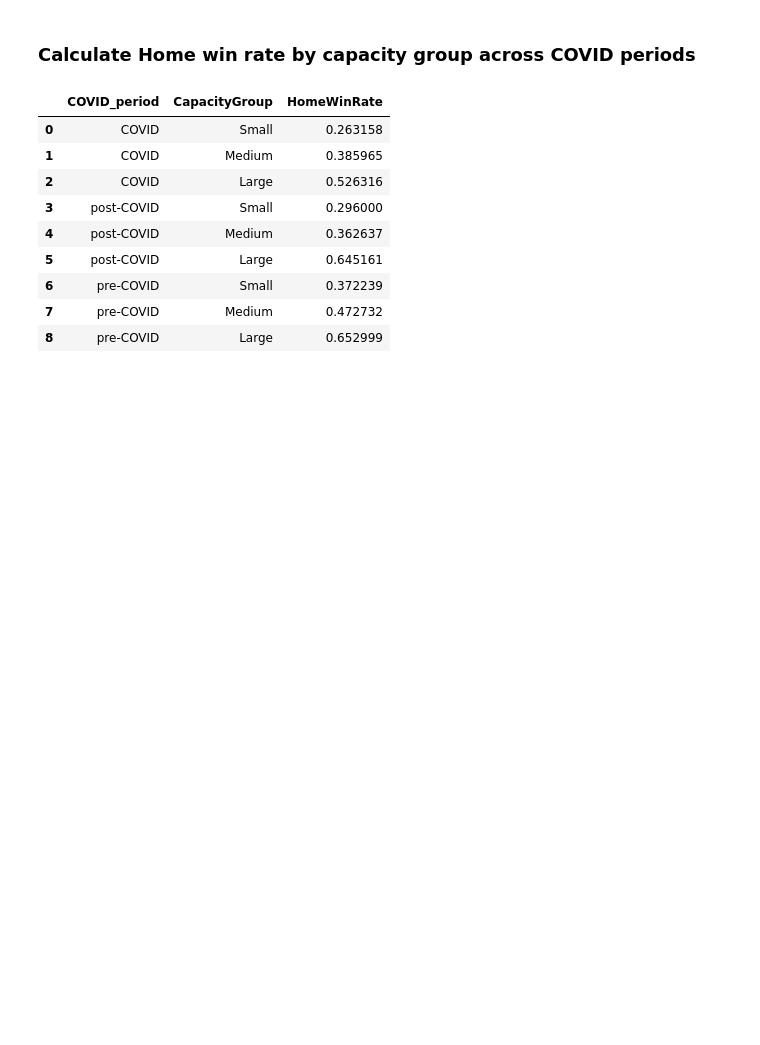
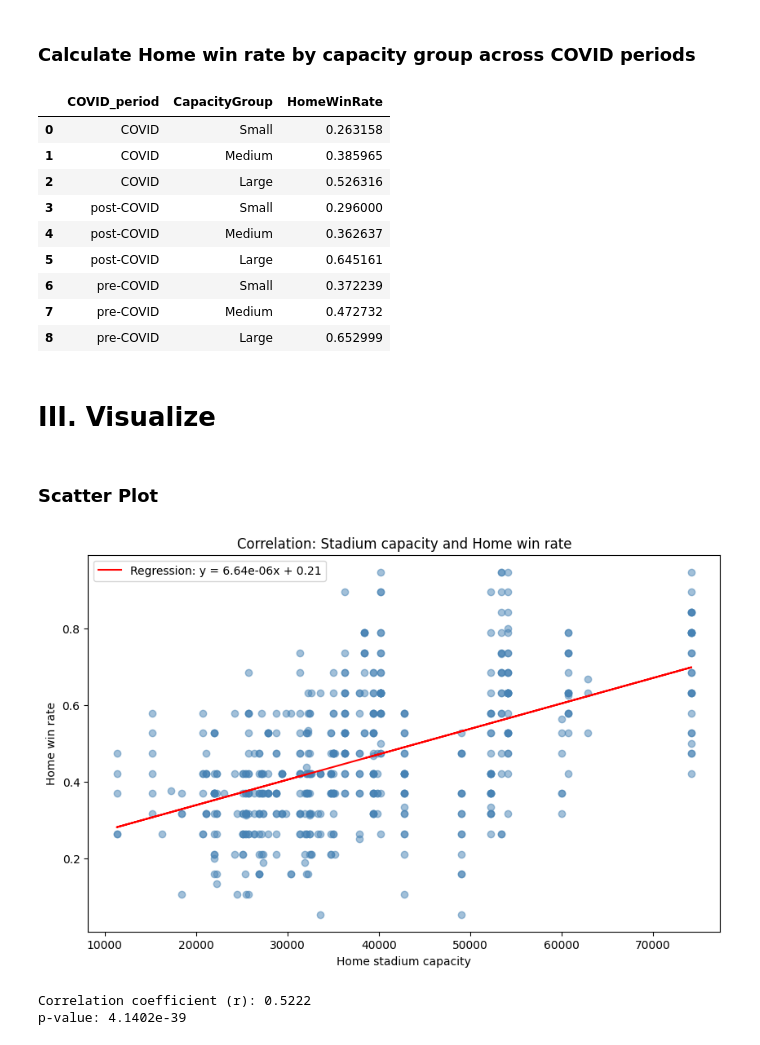
Before and after one commit to NguyenNguyen1504/GROUP-5-BPFE, a Jupyter notebook: GROUP_5.ipynb, the cells around one changed output. Drawn from its saved outputs; the diff is of its cells as text; code cells hidden in the pictures; blank space fills up the shorter version.

Commit message:
Done visualizing

```diff
--- a/GROUP_5.ipynb
+++ b/GROUP_5.ipynb
@@ -219,3 +221,35 @@ display(df_hwin_covid.head(9))
 | 6 | pre-COVID | Small | 0.372239 |
 | 7 | pre-COVID | Medium | 0.472732 |
 | 8 | pre-COVID | Large | 0.652999 |
+# %% [markdown]
+# **III. Visualize**
+# %% [markdown]
+### **Scatter Plot**
+# %%
+import numpy as np
+import matplotlib.pyplot as plt
+
+x = df_hwin_clubs['StadiumCapacity']
+y = df_hwin_clubs['HomeWinRate']
+a, b = np.polyfit(x, y, 1)
+
+fig, ax = plt.subplots(figsize=(10, 6))
+ax.set_xlabel('Home stadium capacity')
+ax.set_ylabel('Home win rate')
+ax.set_title('Correlation: Stadium capacity and Home win rate')
+ax.scatter(x,y, alpha=0.5, color='steelblue')
+ax.plot(x, a * x + b, color='red', label=f'Regression: y = {a:.2e}x + {b:.2f}')
+ax.legend()
+plt.show()
+# %% [output]
+[figure, added]
+# %%
+from scipy.stats import pearsonr
+
+r, p_value = pearsonr(x, y)
+
+print(f"Correlation coefficient (r): {r:.4f}")
+print(f"p-value: {p_value:.4e}")
+# %% [output]
+Correlation coefficient (r): 0.5222
+p-value: 4.1402e-39
```
Also changed, not shown: parts of 16 cells of this notebook.
